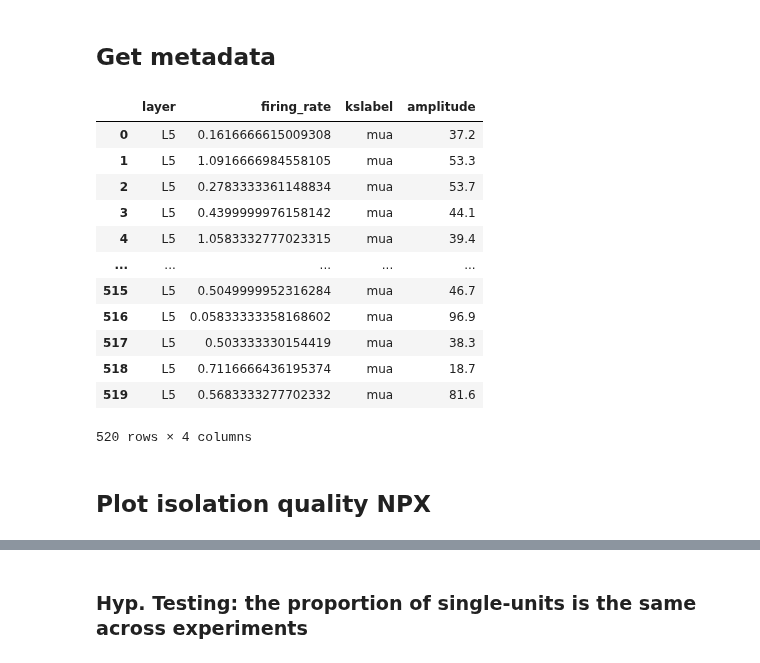
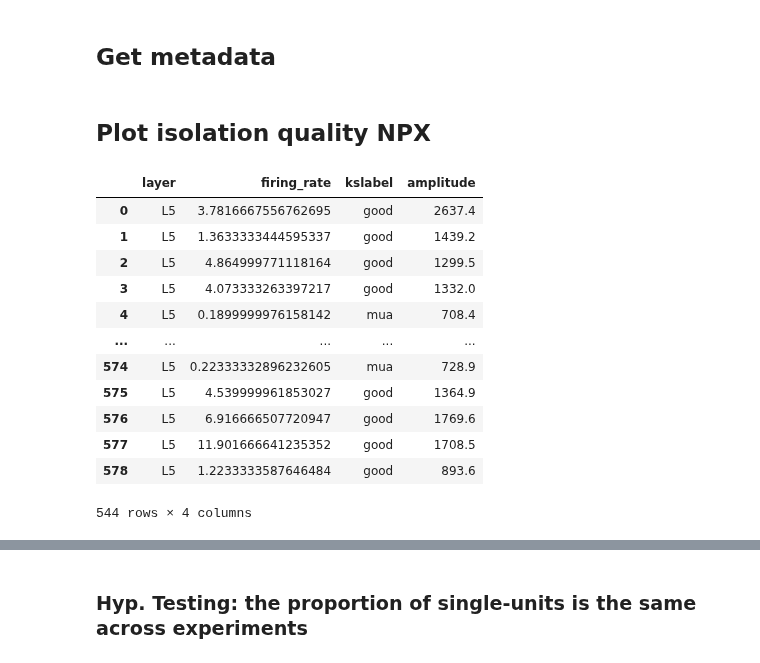
Before and after one commit to steevelaquitaine/spikebias, a Jupyter notebook: notebooks/4_reviews/fig_xx_yields_by_driftcorr.ipynb, the cells around one changed output, grey strips where cells are left out. Saved outputs shown, nothing was run; the diff lists cells and outputs as text; code cells hidden in the pictures.

```diff
--- a/notebooks/4_reviews/fig_xx_yields_by_driftcorr.ipynb
+++ b/notebooks/4_reviews/fig_xx_yields_by_driftcorr.ipynb
@@ -244,23 +358,23 @@ for key in ks2_5:
     assert all(
         np.isin(np.sort(ks2_5[key]["layer"].unique()), ["L1", "L2/3", "L4", "L5", "L6"])
     ), f"Not all layers in cortex for ks4[{key}]"
-# %%
-ks4["ns_v100_corr"]
-# %% [output]
-|  | layer | firing_rate | kslabel | amplitude |
-| 0 | L5 | 0.1616666615009308 | mua | 37.2 |
-| 1 | L5 | 1.0916666984558105 | mua | 53.3 |
-| 2 | L5 | 0.2783333361148834 | mua | 53.7 |
-| 3 | L5 | 0.4399999976158142 | mua | 44.1 |
-| 4 | L5 | 1.0583332777023315 | mua | 39.4 |
-| ... | ... | ... | ... | ... |
-| 515 | L5 | 0.5049999952316284 | mua | 46.7 |
-| 516 | L5 | 0.05833333358168602 | mua | 96.9 |
-| 517 | L5 | 0.503333330154419 | mua | 38.3 |
-| 518 | L5 | 0.7116666436195374 | mua | 18.7 |
-| 519 | L5 | 0.5683333277702332 | mua | 81.6 |
-520 rows × 4 columns
 # %% [markdown]
 ## Plot isolation quality NPX
+# %%
+ks3["s_rtx_no_corr"]
+# %% [output]
+|  | layer | firing_rate | kslabel | amplitude |
+| 0 | L5 | 3.7816667556762695 | good | 2637.4 |
+| 1 | L5 | 1.3633333444595337 | good | 1439.2 |
+| 2 | L5 | 4.864999771118164 | good | 1299.5 |
+| 3 | L5 | 4.073333263397217 | good | 1332.0 |
+| 4 | L5 | 0.1899999976158142 | mua | 708.4 |
+| ... | ... | ... | ... | ... |
+| 574 | L5 | 0.22333332896232605 | mua | 728.9 |
+| 575 | L5 | 4.539999961853027 | good | 1364.9 |
+| 576 | L5 | 6.916666507720947 | good | 1769.6 |
+| 577 | L5 | 11.901666641235352 | good | 1708.5 |
+| 578 | L5 | 1.2233333587646484 | good | 893.6 |
+544 rows × 4 columns
 # %%
 # setup
```
Also changed, not shown: parts of 9 cells of this notebook.
